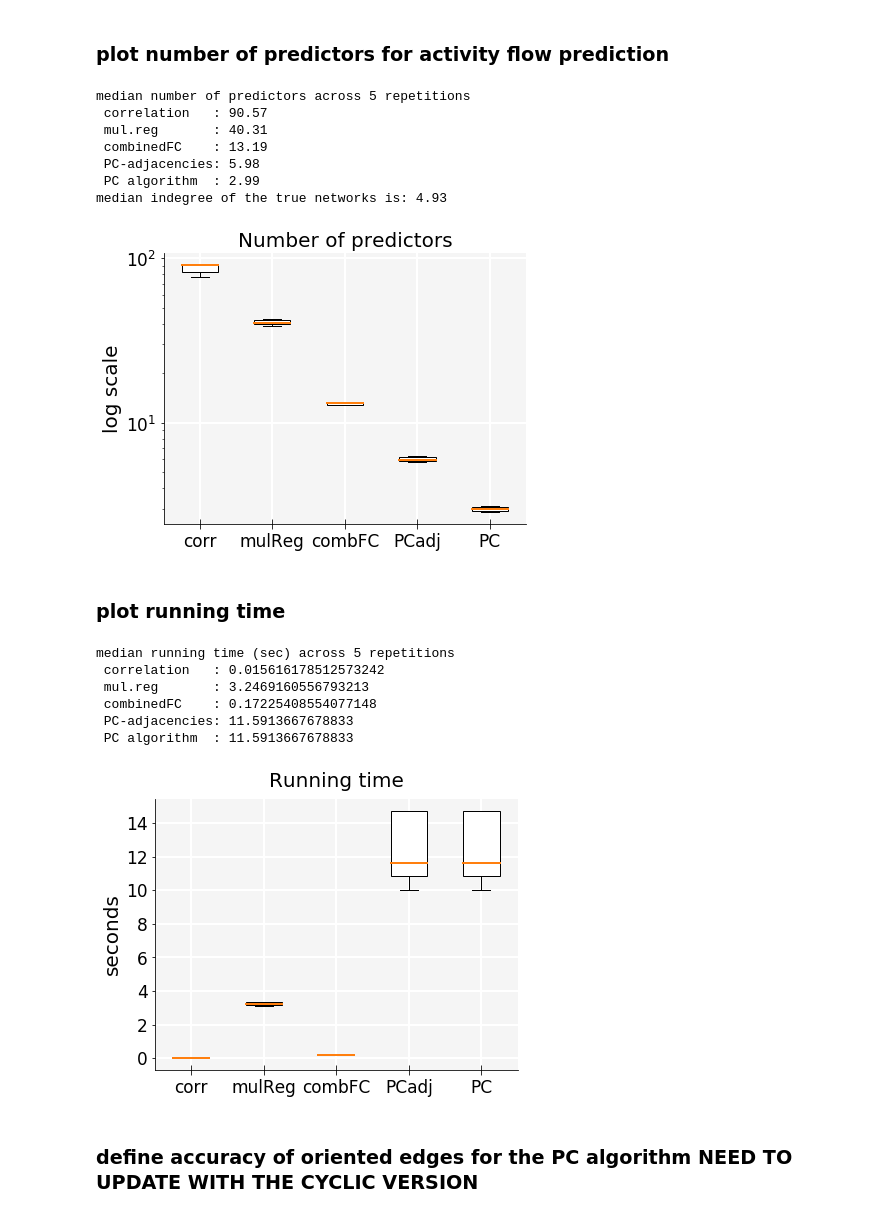
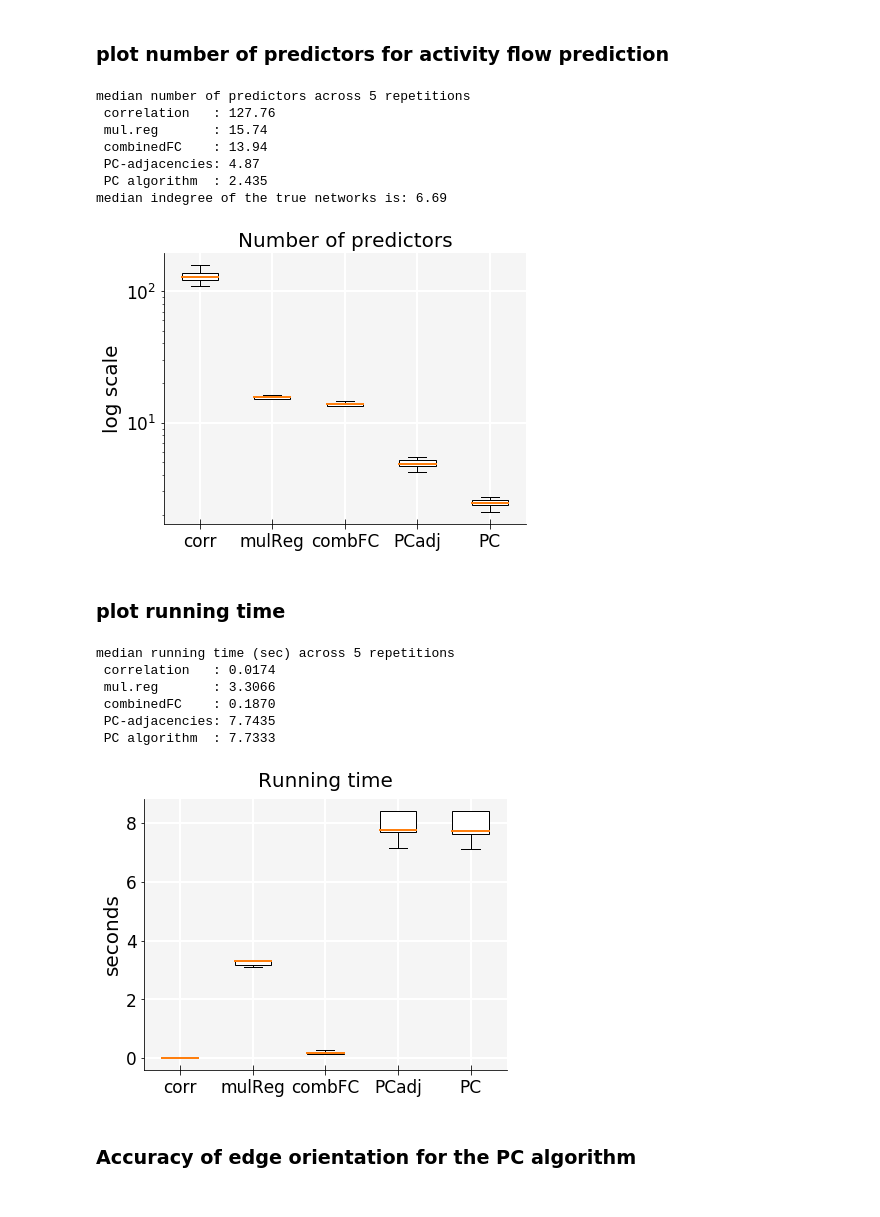
Before and after one commit to ColeLab/DirectedActflow_release, a Jupyter notebook: Simulations_Results.ipynb, the cells around one changed output. Cells and saved outputs as stored; diff of their text form; code cells hidden in the pictures.

Commit message:
update simulations notebook

```diff
--- a/Simulations_Results.ipynb
+++ b/Simulations_Results.ipynb
@@ -198,13 +257,13 @@ time_mreg = np.empty((num_repetitions,))
 for rep in range(num_repetitions):
     start = time.time()
     # FC computation
-    m_mreg[:,:,rep] = cfc.multipleRegressionSig(X_rest[:,:,rep].T, alpha = 0.10, sigTest = True)
+    m_mreg[:,:,rep] = cfc.multipleRegressionSig(X_rest[:,:,rep].T, alpha = 0.01, sigTest = True)
     # activity flow calculation using activity flow toolbox
     for j in range(num_tasks):
         pred_act_mreg[:,j,rep] = actflow.actflowcalc(actual_act[:,j,rep], m_mreg[:,:,rep])
     #save running time
     time_mreg[rep] = time.time() - start
 
-print('Multiple regression FC matrices and activity flow predictions computed')
-print(f'for {num_tasks} task(s) and {num_repetitions} simulations')
+print('- multiple regression FC matrices and activity flow predictions computed')
+print(f'- for {num_tasks} task(s) and {num_repetitions} simulations')
 # %% [output]
@@ -252,42 +315,49 @@ time_PC = np.empty((num_repetitions,))
 #PC-adjacencies
 m_PCadj =  np.empty((num_nodes,num_nodes,num_repetitions))
 pred_act_PCadj = np.empty((num_nodes,num_tasks,num_repetitions))
+time_PCadj = np.empty((num_repetitions,))
 
 current_dir = os.getcwd()
 
 for rep in range(num_repetitions):
-    start = time.time()
+    startPC = time.time()
     # FC computation
     #temporary save data for PC. The algorithm requires a txt file as input
     data = X_rest[:,:,rep].T
     #reuse the same name to avoid ending up with too many txt files
     inputData = f'{current_dir}/temp/data_temp.txt'
     np.savetxt(inputData, data, fmt='%0.6f', delimiter=',')
-    #define output directory, output name and Tetrad path
+    #define output directory, output file name and Tetrad software path
     outDir = f'{current_dir}/temp'
     outName = 'PCgraph_temp'
-    tetrad_path = f'{current_dir}/tetrad_causal-cmd-1.1.3/causal-cmd-1.1.3-jar-with-dependencies.jar'
+    tetrad_path = f'{current_dir}/tetrad_causal-cmd-1.1.3/causal-cmd-1.1.3-jar-noMeekRules234.jar'
     #call PC
     PCalg_wrapper.PCalg_run(inputData, outDir, outName, tetrad_path, alpha = 0.01)
     #transform the PC output graph into a numpy array
     PC_graph = PCalg_wrapper.tetrad2matrix(f'{outDir}/{outName}.txt')
+    time_search_PC = time.time() - startPC
     print(f'graph {rep}')
 
     #Use the set of parents as regressors y = bPa(X) + e, to get a weighted directed matrix
+    start = time.time()
     m_PC[:,:,rep] = featureSelectRegression.featureSelectRegression(PC_graph, data, typ='parents')
     #activity flow calculation using activity flow toolbox
     for j in range(num_tasks):
         pred_act_PC[:,j,rep] = actflow.actflowcalc(actual_act[:,j,rep], m_PC[:,:,rep])
-    time_PC[rep] = time.time() - start
+    #running time is the PC search time + computation of weights time + actflowcalc
+    time_PC[rep] = (time.time() - start) + time_search_PC
 
     #Use the adjacencies of the PC results: parents and children: y = bPa(X) + cCh(x),
+    start = time.time()
     m_PCadj[:,:,rep] = featureSelectRegression.featureSelectRegression(PC_graph, data, typ='adjacencies')
     #activity flow calculation using activity flow toolbox
     for j in range(num_tasks):
         pred_act_PCadj[:,j,rep] = actflow.actflowcalc(actual_act[:,j,rep], m_PCadj[:,:,rep])
+    time_PCadj[rep] = (time.time() - start) + time_search_PC
 
-print('PC and PC-adjacencies matrices and activity flow predictions computed')
-print(f'for {num_tasks} task(s) and {num_repetitions} simulations')
+
+print('- PC and PC-adjacencies matrices and activity flow predictions computed')
+print(f'- for {num_tasks} task(s) and {num_repetitions} simulations')
 # %% [output]
 graph 0
 graph 1
@@ -476,14 +554,4 @@ median prediction accuracy (r) across 5 repetitions and 1 task(s)
 # %%
-#number of possible predictors (also known as compactness)
-#the more predictors (sources), the more complex is the predictive model
-def compactness(inferred_model):
-    num_repetitions = inferred_model.shape[2]
-    compact = np.empty((num_repetitions))
-    for rep in range(num_repetitions):
-        #average of number of sources across all the nodes in the inferred network
-        compact[rep] = np.mean(np.sum(inferred_model[:,:,rep]!=0,axis=1))
-    return compact
-
 #define average number of predictors for each method, for the inferred FC network
 corr_compact = compactness(m_corr)
 mreg_compact = compactness(m_mreg)
@@ -527,54 +595,54 @@ ax.grid(True,color='white',linewidth=2)
 #plt.savefig('SimulationNumberOfPredictors_log.pdf',bbox_inches='tight')
 # %% [output]
 median number of predictors across 5 repetitions
- correlation   : 90.57
- mul.reg       : 40.31
- combinedFC    : 13.19
- PC-adjacencies: 5.98
- PC algorithm  : 2.99
-median indegree of the true networks is: 4.93
+ correlation   : 127.76
+ mul.reg       : 15.74
+ combinedFC    : 13.94
+ PC-adjacencies: 4.87
+ PC algorithm  : 2.435
+median indegree of the true networks is: 6.69
-[figure, old version]
+[figure, new version]
 # %% [markdown]
 ### plot running time
 # %%
 #consolidate results for barplots
-results_time = [time_corr, time_mreg, time_cfc,time_PC,time_PC]
+results_time = [time_corr, time_mreg, time_cfc,time_PCadj,time_PC]
 #print median running times across repetitions for each method
 print(f'median running time (sec) across {num_repetitions} repetitions')
-print(f' correlation   : {np.median(time_corr)}')
-print(f' mul.reg       : {np.median(time_mreg)}')
-print(f' combinedFC    : {np.median(time_cfc)}')
-print(f' PC-adjacencies: {np.median(time_PC)}')
-print(f' PC algorithm  : {np.median(time_PC)}')
+print(f' correlation   : {np.median(time_corr):.4f}')
+print(f' mul.reg       : {np.median(time_mreg):.4f}')
+print(f' combinedFC    : {np.median(time_cfc):.4f}')
+print(f' PC-adjacencies: {np.median(time_PCadj):.4f}')
+print(f' PC algorithm  : {np.median(time_PC):.4f}')
 #plot
 fig, ax = plt.subplots(figsize=(6.5,5))
 bp = ax.boxplot(results_time,showfliers=False,patch_artist = True)
 for box in bp['boxes']:
     # change fill color
     box.set( facecolor = 'white' )
 for median in bp['medians']:
     median.set(linewidth=2)
 plt.title('Running time',fontsize=20,y=1.02)
 plt.yticks(fontsize=17)
 plt.tick_params(axis='x',direction='inout',length=10)
 plt.ylabel('seconds',fontsize=20)
 plt.xticks(np.arange(1,6,1),('corr','mulReg','combFC','PCadj','PC'),fontsize=17,rotation=0)
 ax.spines['top'].set_visible(False)
 ax.spines['right'].set_visible(False)
 ax.set_facecolor('whitesmoke')
 ax.grid(True,color='white',linewidth=2)
 # uncomment to save plot as pdf
 #plt.savefig('SimulationRunningTimes.pdf', bbox_inches='tight')
 # %% [output]
 median running time (sec) across 5 repetitions
- correlation   : 0.015616178512573242
- mul.reg       : 3.2469160556793213
- combinedFC    : 0.17225408554077148
- PC-adjacencies: 11.5913667678833
- PC algorithm  : 11.5913667678833
+ correlation   : 0.0174
+ mul.reg       : 3.3066
+ combinedFC    : 0.1870
+ PC-adjacencies: 7.7435
+ PC algorithm  : 7.7333
-[figure, old version]
+[figure, new version]
 # %% [markdown]
-### define accuracy of oriented edges for the PC algorithm NEED TO UPDATE WITH THE CYCLIC VERSION
+### Accuracy of edge orientation for the PC algorithm
 # %%
 #compute the proportion of correctly oriented edges from the correctly inferred adjacencies (true positives)
 def accuracy_orientations(inferred_model, true_model):
```
Also changed, not shown: parts of 20 cells of this notebook, 3 other files.
